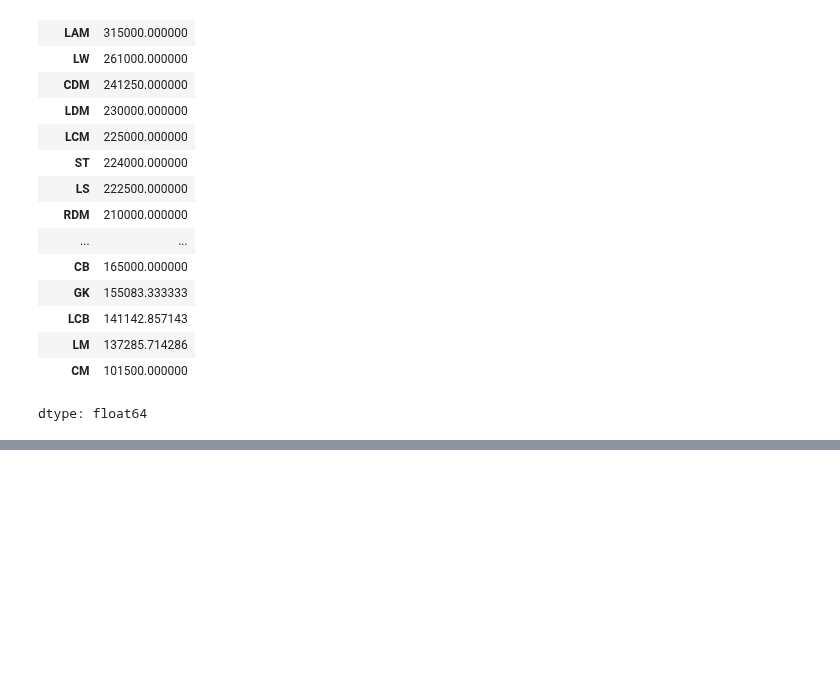
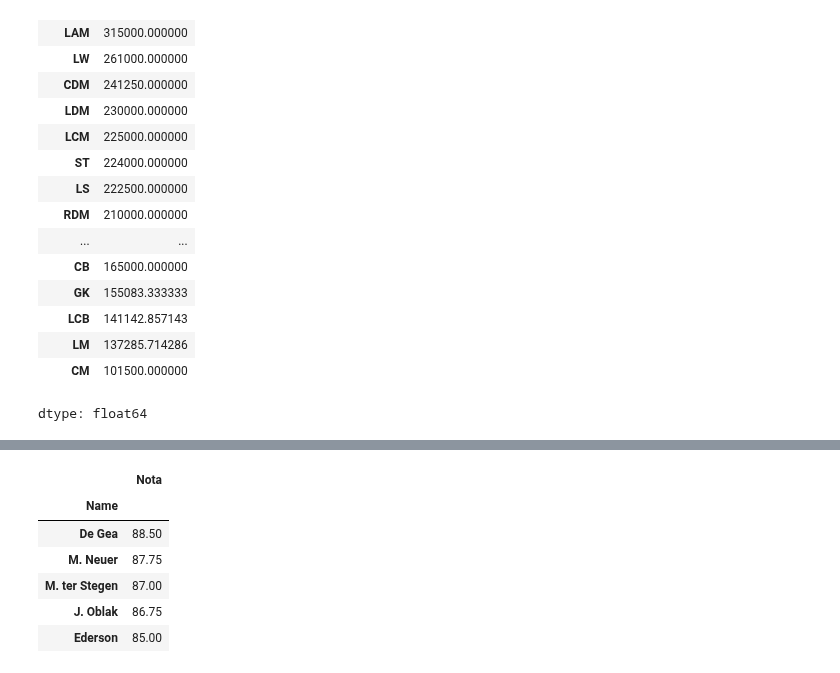
Before and after one commit to matheuspfferreira/python_data_science, a Jupyter notebook: Jogadores de Futebol - 04/notebook/nb_jogadores_futebol.ipynb, the cells around one changed output, grey strips where cells are left out. Saved outputs shown, nothing was run; the diff lists cells and outputs as text; code cells hidden in the pictures; blank space fills up the shorter version.

```diff
--- a/Jogadores de Futebol - 04/notebook/nb_jogadores_futebol.ipynb
+++ b/Jogadores de Futebol - 04/notebook/nb_jogadores_futebol.ipynb
@@ -176,0 +206,12 @@ dtype: float64
+# %%
+# Alterando o nome da coluna de média dos atributos
+df_melhores_goleiros.rename(columns={0: 'Nota'}, inplace=True)
+df_melhores_goleiros
+# %% [output]
+|  | Nota |
+| Name |  |
+| De Gea | 88.50 |
+| M. Neuer | 87.75 |
+| M. ter Stegen | 87.00 |
+| J. Oblak | 86.75 |
+| Ederson | 85.00 |
```
Also changed, not shown: parts of 3 cells of this notebook.
